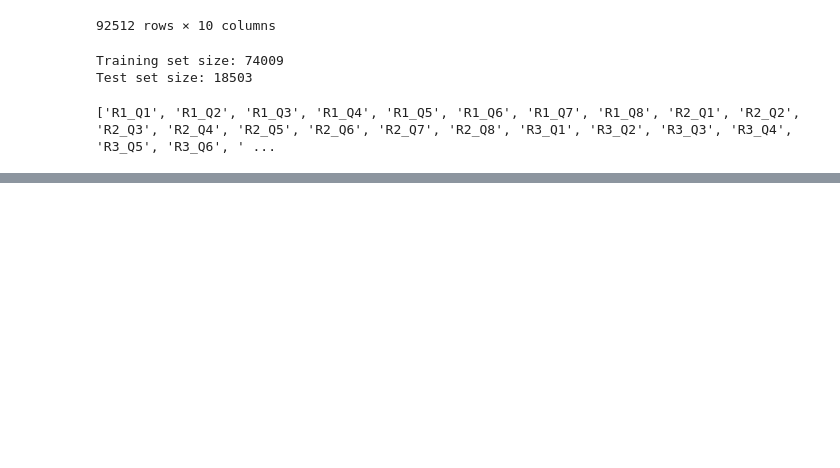
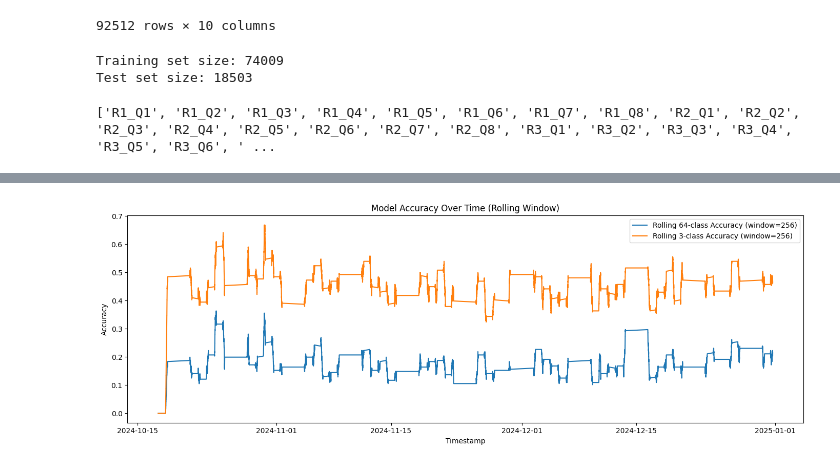
Before and after one commit to williserdman/fin_transformer, a Jupyter notebook: data_prep.ipynb, the cells around one changed output, grey strips where cells are left out. Cells and saved outputs as stored; diff of their text form; code cells hidden in the pictures; blank space fills up the shorter version.

```diff
--- a/data_prep.ipynb
+++ b/data_prep.ipynb
@@ -156,0 +159,14 @@ print(vocab)
+# %%
+# For each row in df_test, create a list of the 255 previous cnn_sim values (excluding the current row)
+cnn_sim_sequences = []
+cnn_sim_values = df_test['cnn_sim'].tolist()
+for i in range(len(cnn_sim_values)):
+    start_idx = max(0, i - 255)
+    seq = cnn_sim_values[start_idx:i]
+    # If less than 255, pad at the beginning with None (or choose a special token if needed)
+    seq = [None] * (255 - len(seq)) + seq
+    cnn_sim_sequences.append(seq)
+
+# Example: first sequence
+print(cnn_sim_sequences[0])  # Should be all None
+print(cnn_sim_sequences[255])  # Should have 255 actual previous values
@@ -156,0 +274,15 @@ print(vocab)
+# %%
+# Compute rolling 3-class accuracy (window=window_size)
+rolling_acc_r3 = (df_test_sorted['cnn_sim_true_r3'] == df_test_sorted['cnn_sim_pred_r3']).rolling(window=window_size, min_periods=1).mean()
+
+plt.figure(figsize=(14, 5))
+plt.plot(df_test_sorted['timestamp'], rolling_acc, label=f'Rolling 64-class Accuracy (window={window_size})')
+plt.plot(df_test_sorted['timestamp'], rolling_acc_r3, label=f'Rolling 3-class Accuracy (window={window_size})')
+plt.xlabel('Timestamp')
+plt.ylabel('Accuracy')
+plt.title('Model Accuracy Over Time (Rolling Window)')
+plt.legend()
+plt.tight_layout()
+plt.show()
+# %% [output]
+[figure, added]
```
Also changed, not shown: parts of 6 cells of this notebook, 3 other files.
